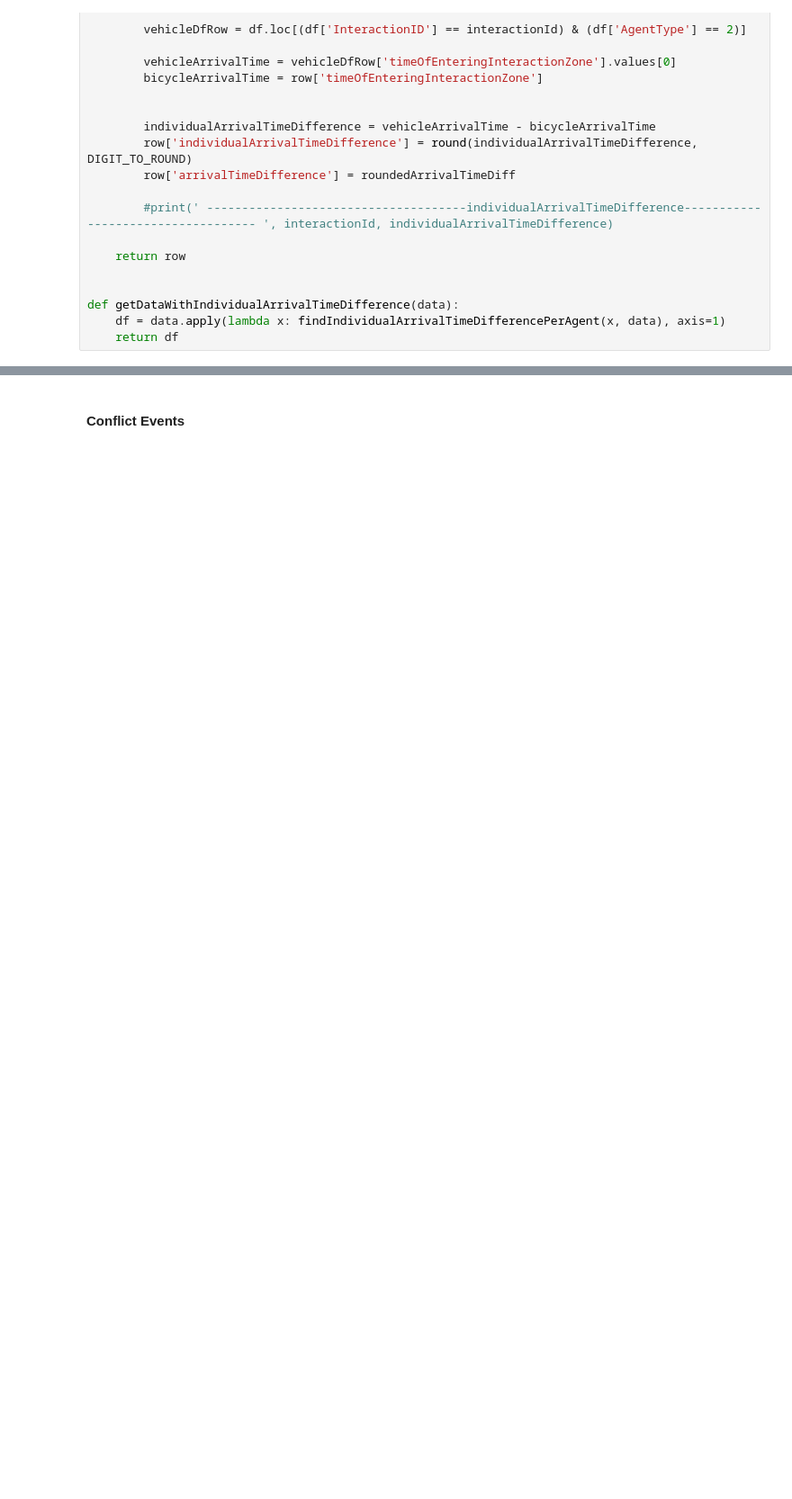
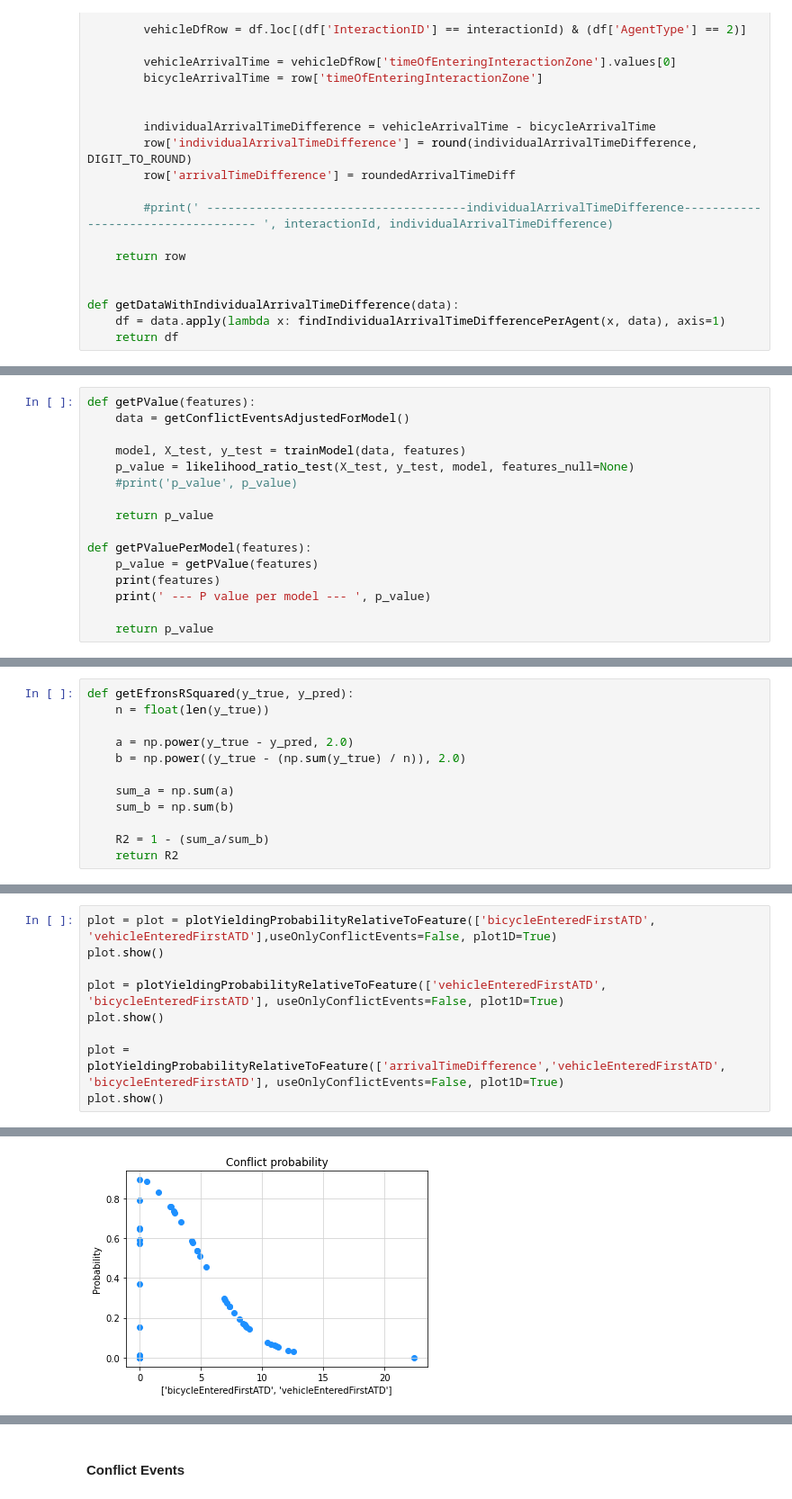
Before and after one commit to lauraliism/traffic-and-crosswalk-agents-interaction, a Jupyter notebook: Interaction_analysis.ipynb, the cells around one changed output, grey strips where cells are left out. Shown at 90% size. Drawn from its saved outputs; the diff is of its cells as text; blank space fills up the shorter version.

```diff
--- a/Interaction_analysis.ipynb
+++ b/Interaction_analysis.ipynb
@@ -345,0 +955,16 @@ def getNumberOfNonConflictEvent():
+# %%
+def getPValue(features):
+    data = getConflictEventsAdjustedForModel()
+
+    model, X_test, y_test = trainModel(data, features)
+    p_value = likelihood_ratio_test(X_test, y_test, model, features_null=None)
+    #print('p_value', p_value)
+
+    return p_value
+
+def getPValuePerModel(features):
+    p_value = getPValue(features)
+    print(features)
+    print(' --- P value per model --- ', p_value)
+
+    return p_value
@@ -345,0 +1115,12 @@ def getNumberOfNonConflictEvent():
+# %%
+def getEfronsRSquared(y_true, y_pred):
+    n = float(len(y_true))
+
+    a = np.power(y_true - y_pred, 2.0)
+    b = np.power((y_true - (np.sum(y_true) / n)), 2.0)
+
+    sum_a = np.sum(a)
+    sum_b = np.sum(b)
+
+    R2 = 1 - (sum_a/sum_b)
+    return R2
@@ -345,0 +1366,10 @@ def getNumberOfNonConflictEvent():
+# %%
+plot = plot = plotYieldingProbabilityRelativeToFeature(['bicycleEnteredFirstATD', 'vehicleEnteredFirstATD'],useOnlyConflictEvents=False, plot1D=True)
+plot.show()
+
+plot = plotYieldingProbabilityRelativeToFeature(['vehicleEnteredFirstATD', 'bicycleEnteredFirstATD'], useOnlyConflictEvents=False, plot1D=True)
+plot.show()
+
+plot = plotYieldingProbabilityRelativeToFeature(['arrivalTimeDifference','vehicleEnteredFirstATD', 'bicycleEnteredFirstATD'], useOnlyConflictEvents=False, plot1D=True)
+plot.show()
+# %% [output]
@@ -345,0 +1390 @@ def getNumberOfNonConflictEvent():
+[figure, added]
```
Also changed, not shown: parts of 278 cells of this notebook, 4 other files.
